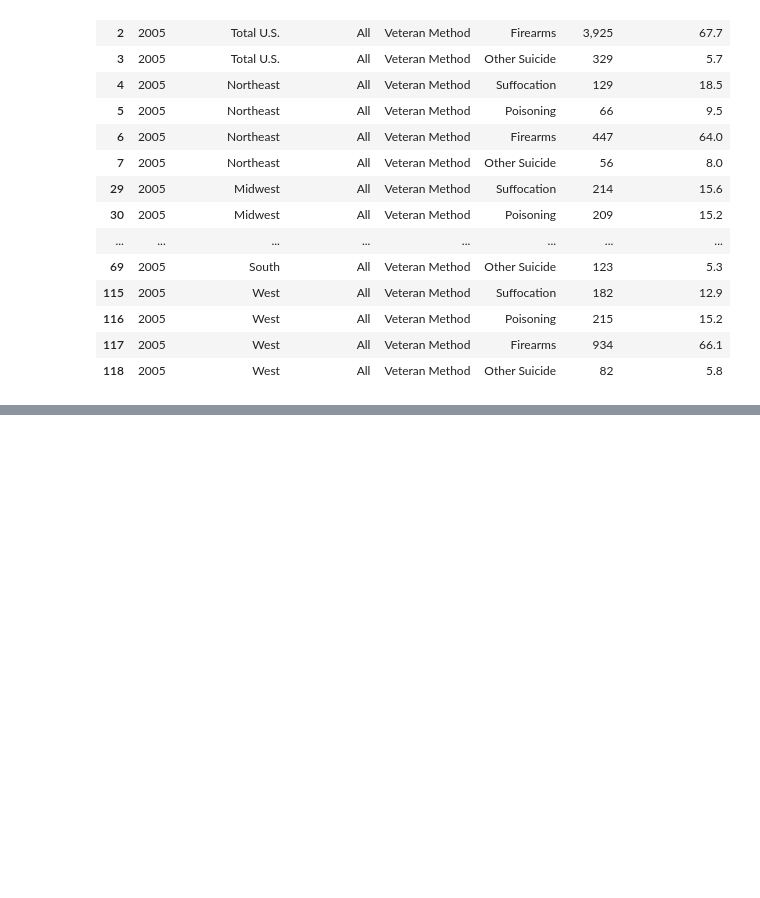
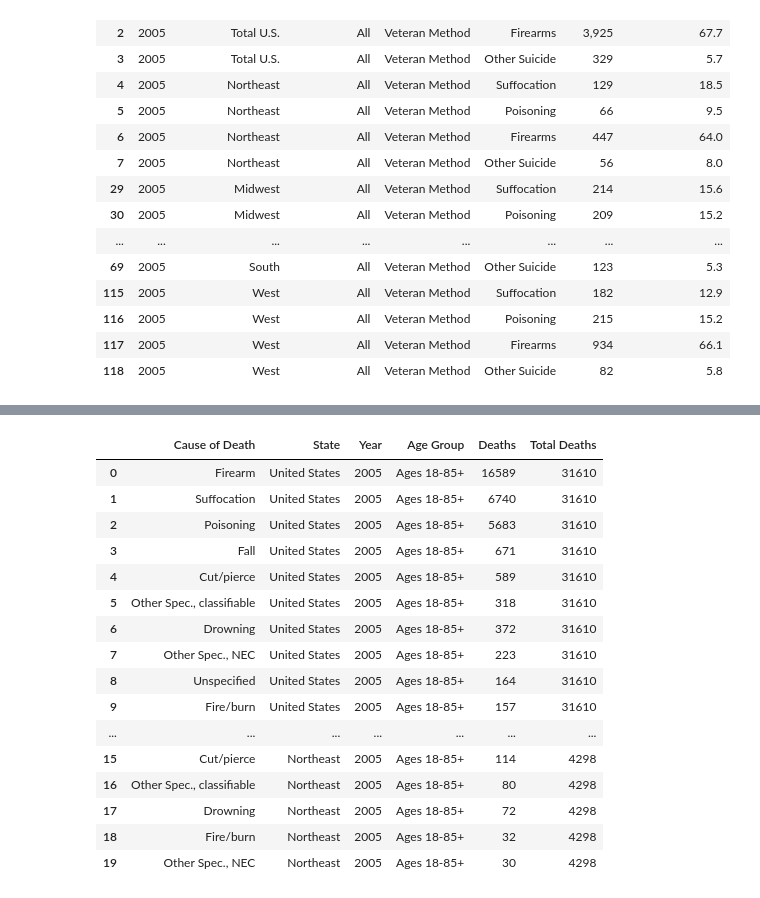
Before and after one commit to jetchechury/Project_1_SuicideAnalysis, a Jupyter notebook: JN_Project1.ipynb, the cells around one changed output, grey strips where cells are left out. Cells and saved outputs as stored; diff of their text form; code cells hidden in the pictures; blank space fills up the shorter version.

```diff
--- a/JN_Project1.ipynb
+++ b/JN_Project1.ipynb
@@ -95,3 +95,9 @@ vet_method_df2.head(20)
 | 116 | 2005 | West | All | Veteran Method | Poisoning | 215 | 15.2 |
 | 117 | 2005 | West | All | Veteran Method | Firearms | 934 | 66.1 |
 | 118 | 2005 | West | All | Veteran Method | Other Suicide | 82 | 5.8 |
+# %%
+# read female_suicide_method file and clean the data
+female_suicide_method = "../Project_1_Team_2/female_suicide_methods.csv"
+female_suicide_method_df = pd.read_csv(female_suicide_method)
+female_suicide_method_df = female_suicide_method_df.drop(columns = ['Percent'])
+female_suicide_method_df.head()
@@ -97,0 +111,8 @@ vet_method_df2.head(20)
+# %%
+# read male_suicide_method file and clean the data
+male_suicide_method = "../Project_1_Team_2/male_suicide_methods.csv"
+male_suicide_method_df = pd.read_csv(male_suicide_method)
+male_suicide_method_df.head()
+male_suicide_method_df = male_suicide_method_df.drop(columns=['Last Year', 'Percent','Race/Ethnicty','Age Group'])
+male_suicide_method_df = male_suicide_method_df.rename(columns ={'First Year': 'Year'})
+male_suicide_method_df.head()
@@ -97,0 +126,8 @@ vet_method_df2.head(20)
+# %%
+#Merge , clean and rename dataframe
+general_population_suicide_method = pd.merge(male_suicide_method_df,female_suicide_method_df,
+                                             on=['Cause of Death', 'Year','State'],
+                                             suffixes=('_male', '_female'))
+
+general_population_suicide_method['Deaths'] = general_population_suicide_method['Deaths_male'] + general_population_suicide_method['Deaths_female']
+general_population_suicide_method.head()
@@ -97,0 +141,3 @@ vet_method_df2.head(20)
+# %%
+general_population_suicide_method = general_population_suicide_method.drop(columns = ['Deaths_male','Sex_male','Deaths_female','Sex_female'])
+general_population_suicide_method.head()
@@ -97,0 +151,28 @@ vet_method_df2.head(20)
+# %%
+#Calculate percentage
+general_population_suicide_method_group = general_population_suicide_method.groupby(["State","Year"]).sum()
+general_population_suicide_method_group= general_population_suicide_method_group.rename(columns ={'Deaths': 'Total Deaths'})
+general_population_suicide_method_group.reset_index()
+
+general_population_suicide_method_C = pd.merge(general_population_suicide_method,general_population_suicide_method_group,
+                                             on=['State', 'Year'])
+
+general_population_suicide_method_C.head(20)
+# %% [output]
+|  | Cause of Death | State | Year | Age Group | Deaths | Total Deaths |
+| 0 | Firearm | United States | 2005 | Ages 18-85+ | 16589 | 31610 |
+| 1 | Suffocation | United States | 2005 | Ages 18-85+ | 6740 | 31610 |
+| 2 | Poisoning | United States | 2005 | Ages 18-85+ | 5683 | 31610 |
+| 3 | Fall | United States | 2005 | Ages 18-85+ | 671 | 31610 |
+| 4 | Cut/pierce | United States | 2005 | Ages 18-85+ | 589 | 31610 |
+| 5 | Other Spec., classifiable | United States | 2005 | Ages 18-85+ | 318 | 31610 |
+| 6 | Drowning | United States | 2005 | Ages 18-85+ | 372 | 31610 |
+| 7 | Other Spec., NEC | United States | 2005 | Ages 18-85+ | 223 | 31610 |
+| 8 | Unspecified | United States | 2005 | Ages 18-85+ | 164 | 31610 |
+| 9 | Fire/burn | United States | 2005 | Ages 18-85+ | 157 | 31610 |
+| ... | ... | ... | ... | ... | ... | ... |
+| 15 | Cut/pierce | Northeast | 2005 | Ages 18-85+ | 114 | 4298 |
+| 16 | Other Spec., classifiable | Northeast | 2005 | Ages 18-85+ | 80 | 4298 |
+| 17 | Drowning | Northeast | 2005 | Ages 18-85+ | 72 | 4298 |
+| 18 | Fire/burn | Northeast | 2005 | Ages 18-85+ | 32 | 4298 |
+| 19 | Other Spec., NEC | Northeast | 2005 | Ages 18-85+ | 30 | 4298 |
```
Also changed, not shown: parts of 6 cells of this notebook, 1 other file.
